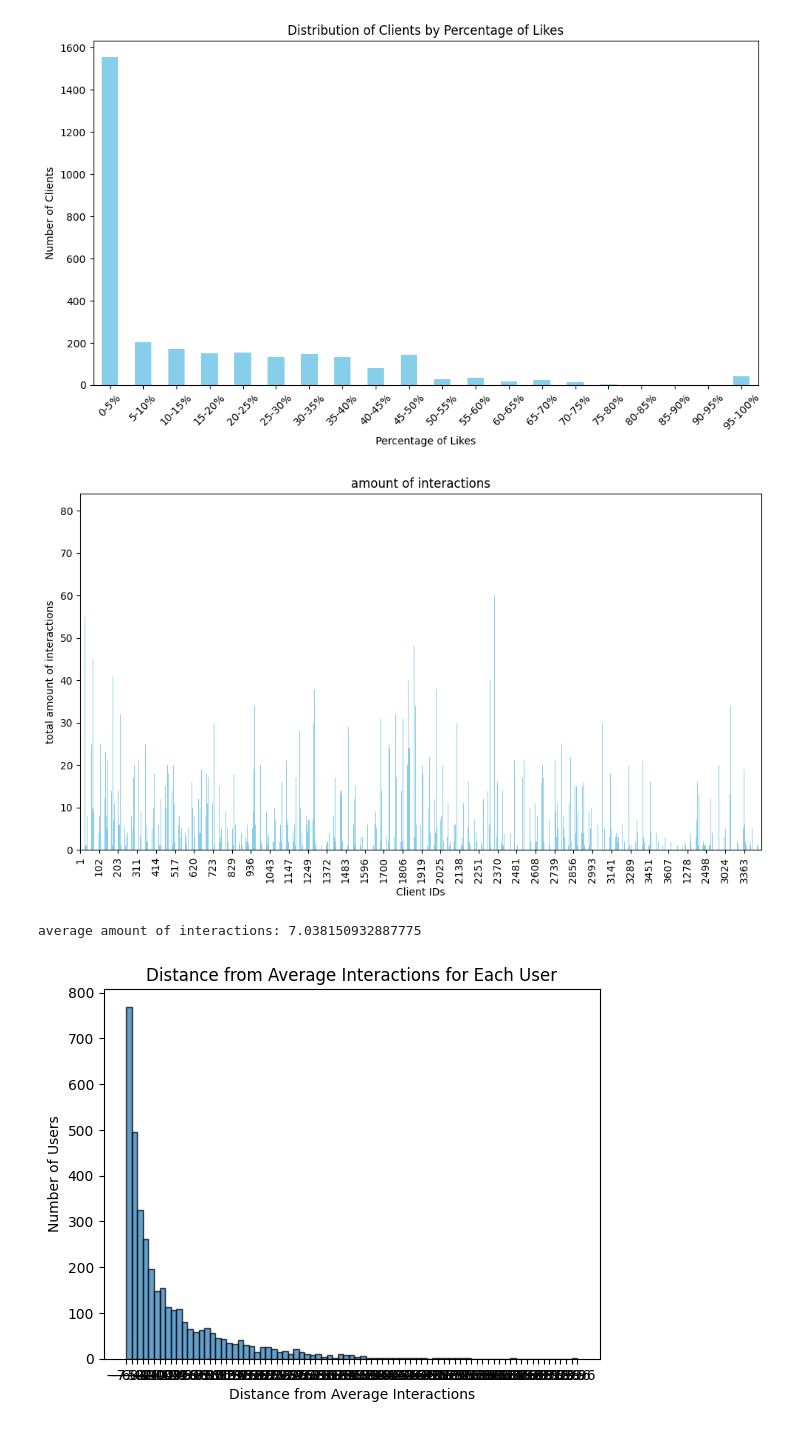
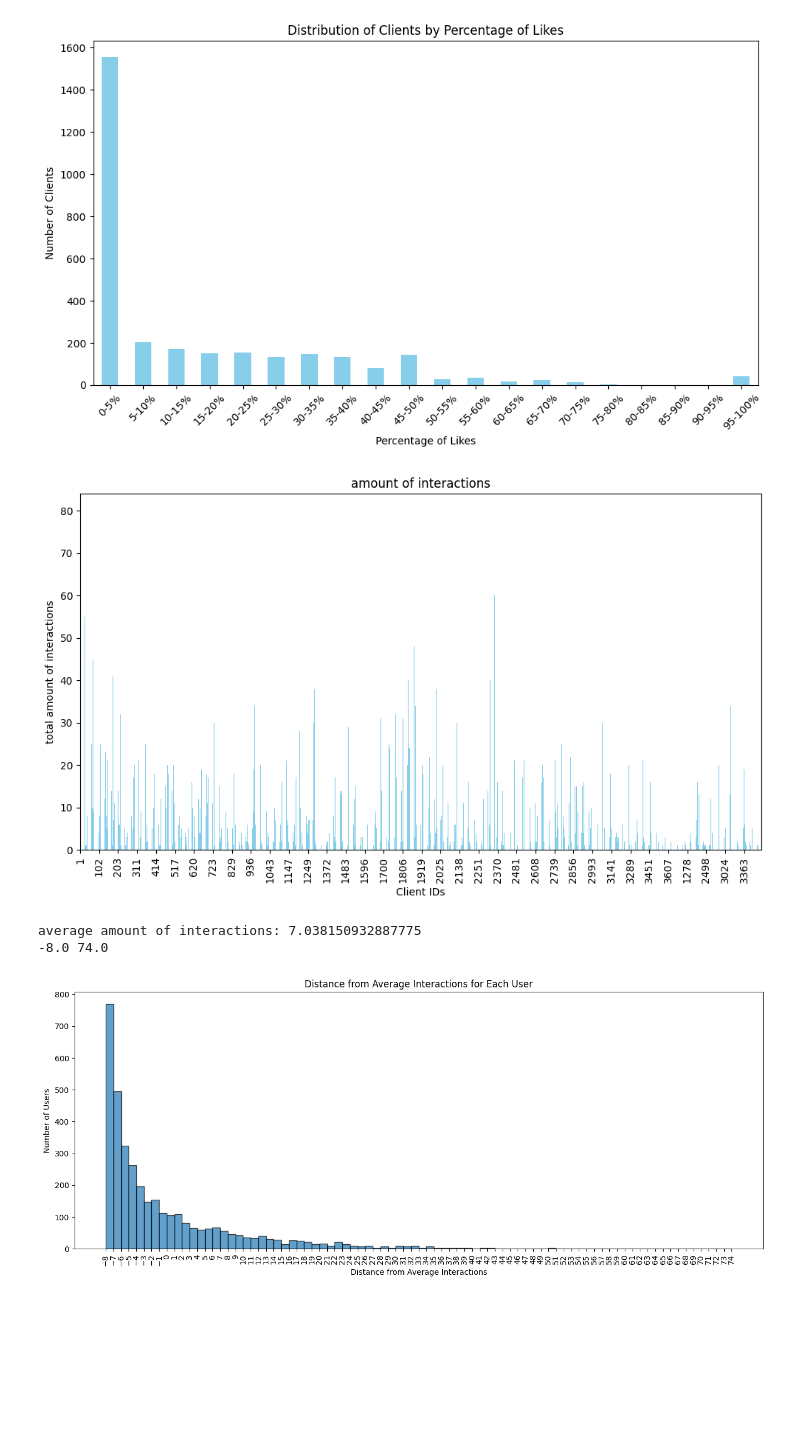
Before and after one commit to SyrupDali/lab2, a Jupyter notebook: lab_2_pipeline.ipynb, the cells around one changed output. Saved outputs shown, nothing was run; the diff lists cells and outputs as text; code cells hidden in the pictures; blank space fills up the shorter version.

Commit message:
added a new method for showing the distance from the mean

```diff
--- a/lab_2_pipeline.ipynb
+++ b/lab_2_pipeline.ipynb
@@ -124,33 +124,37 @@ amount_of_interactions =  pd.concat([train_data.groupby('user_from_id')['is_like
 
 plt.figure(figsize=(10, 6))
 amount_of_interactions.sort_index().plot(kind='bar', color='skyblue')
 # Choose the step for x-axis labels
 step = 100
 plt.xticks(range(0, len(amount_of_interactions), step), amount_of_interactions.index[::step], rotation=90)
 plt.title('amount of interactions')
 plt.xlabel('Client IDs')
 plt.ylabel('total amount of interactions')
 plt.tight_layout()
 plt.show()
 
 
 # calculate the average amount of interactions for all users
 avg_amount_of_interactions = amount_of_interactions.mean()
 distance_from_average = amount_of_interactions - avg_amount_of_interactions
 
 print(f'average amount of interactions: {avg_amount_of_interactions}')
 
 # Create bins with steps of 1
-bins = np.arange(distance_from_average.min(), distance_from_average.max() + 2, 1)
+bins = np.arange(np.floor(distance_from_average.min()), np.ceil(distance_from_average.max()) + 2, 1)
+print(bins.min(), bins.max())
+# Plot histogram with bins
+plt.figure(figsize=(16, 6))
 
 # Plot histogram with bins
 plt.hist(distance_from_average, bins=bins, edgecolor='black', alpha=0.7)
 plt.xlabel('Distance from Average Interactions')
 plt.ylabel('Number of Users')
 plt.title('Distance from Average Interactions for Each User')
-plt.xticks(bins)
+plt.xticks(range(int(bins.min()), int(bins.max()) + 1), rotation=90)
 plt.show()
 # %% [output]
 [figure]
 average amount of interactions: 7.038150932887775
+-8.0 74.0
-[figure, old version]
+[figure, new version]
```
